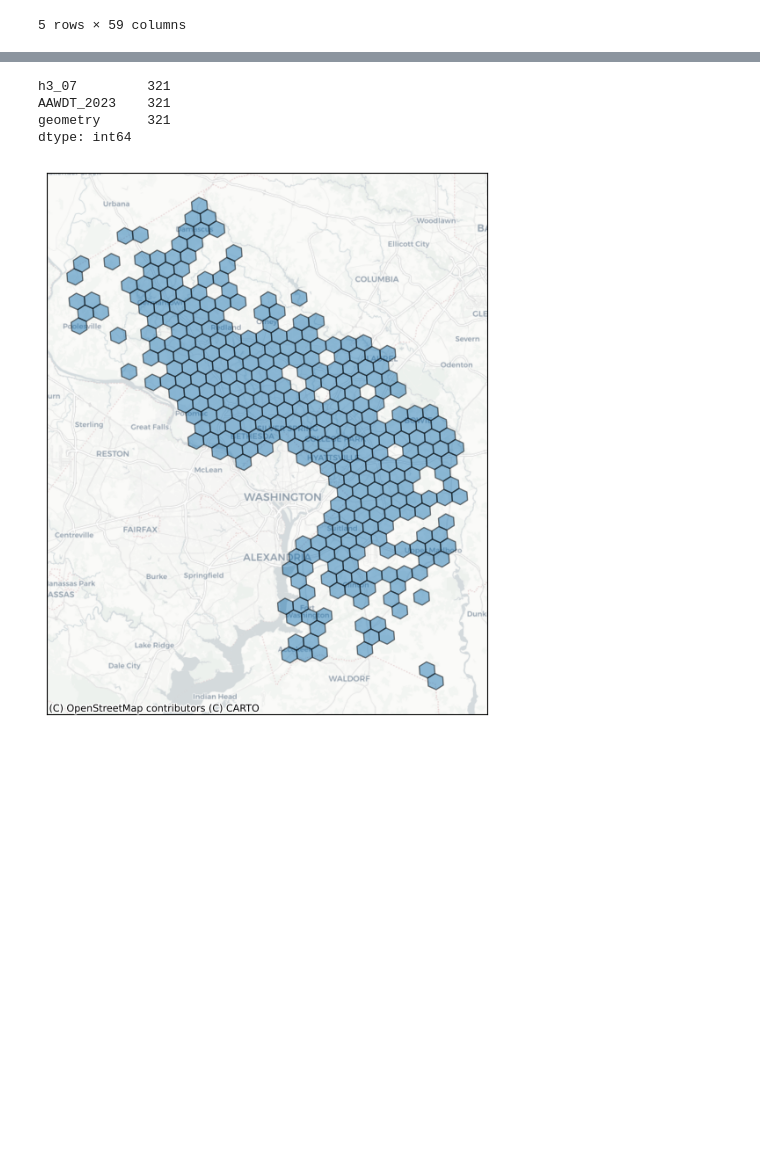
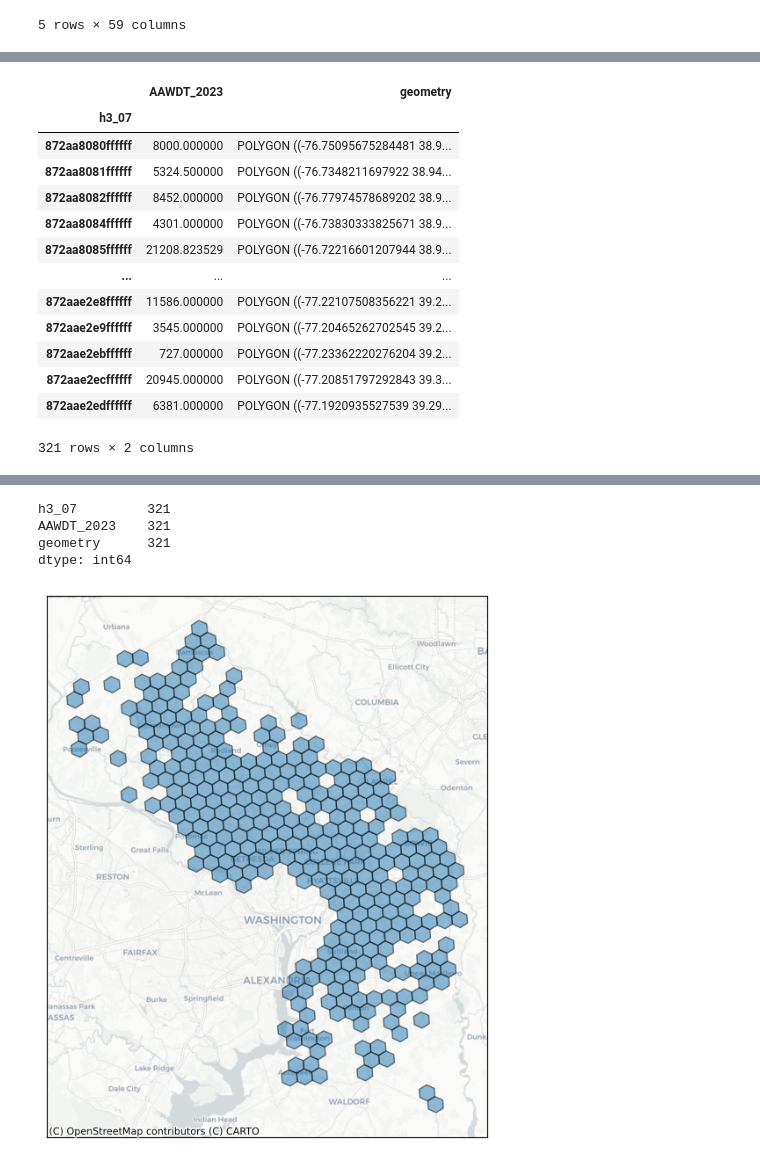
Before and after one commit to emmafurth/SewerRepairDataAnalysisProject, a Jupyter notebook: EDA/analyze_traffic_data_EDA.ipynb, the cells around one changed output, grey strips where cells are left out. Saved outputs shown, nothing was run; the diff lists cells and outputs as text; code cells hidden in the pictures; blank space fills up the shorter version.

```diff
--- a/EDA/analyze_traffic_data_EDA.ipynb
+++ b/EDA/analyze_traffic_data_EDA.ipynb
@@ -75,0 +122,31 @@ traffic_df.head()
+# %%
+# grouped = pd.DataFrame(
+#             self.geo_to_h3(resolution, lat_col, lng_col, False)
+#             .drop(columns=[lat_col, lng_col, "geometry"], errors="ignore")
+#             .groupby(self._format_resolution(resolution))
+#             .agg(operation)
+#         )
+
+lat_col = "lat"
+lng_col = "lng"
+
+agg_dict0 = {'AAWDT_2023': 'mean'}
+agg_dict1 = {'AAWDT_2023': ['mean', 'sum']}
+
+test = pd.DataFrame(
+    traffic_df.h3.geo_to_h3(
+        res,
+        lat_col,
+        lng_col,
+        False
+    ).drop(
+        columns=[lat_col, lng_col, "geometry"],
+        errors="ignore"
+    ).groupby(
+        traffic_df.h3._format_resolution(res)
+        ).agg(agg_dict0))
+
+test.head()
+
+
+#
@@ -76 +161,30 @@ traffic_df.head()
+# %%
+# test.h3._apply_index_assign(
+#             wrapped_partial(cell_to_boundary_lng_lat),
+#             "geometry",
+#             finalizer=lambda x: geopandas.GeoDataFrame(x, crs="epsg:4326"),
+#         )
+
+func = wrapped_partial(cell_to_boundary_lng_lat)
+
+result = [func(h3address) for h3address in test.h3._df.index]
+assign_args = {"geometry": result}
+# test.h3._df.head()
+test.h3._df.assign(**assign_args)
+# geopandas.GeoDataFrame(test.h3._df.assign(**assign_args), crs="epsg:4326")
+# %% [output]
+|  | AAWDT_2023 | geometry |
+| h3_07 |  |  |
+| 872aa8080ffffff | 8000.000000 | POLYGON ((-76.75095675284481 38.9... |
+| 872aa8081ffffff | 5324.500000 | POLYGON ((-76.7348211697922 38.94... |
+| 872aa8082ffffff | 8452.000000 | POLYGON ((-76.77974578689202 38.9... |
+| 872aa8084ffffff | 4301.000000 | POLYGON ((-76.73830333825671 38.9... |
+| 872aa8085ffffff | 21208.823529 | POLYGON ((-76.72216601207944 38.9... |
+| ... | ... | ... |
+| 872aae2e8ffffff | 11586.000000 | POLYGON ((-77.22107508356221 39.2... |
+| 872aae2e9ffffff | 3545.000000 | POLYGON ((-77.20465262702545 39.2... |
+| 872aae2ebffffff | 727.000000 | POLYGON ((-77.23362220276204 39.2... |
+| 872aae2ecffffff | 20945.000000 | POLYGON ((-77.20851797292843 39.3... |
+| 872aae2edffffff | 6381.000000 | POLYGON ((-77.1920935527539 39.29... |
+321 rows × 2 columns
 # %%
```
Also changed, not shown: parts of 5 cells of this notebook, 4 other files.
